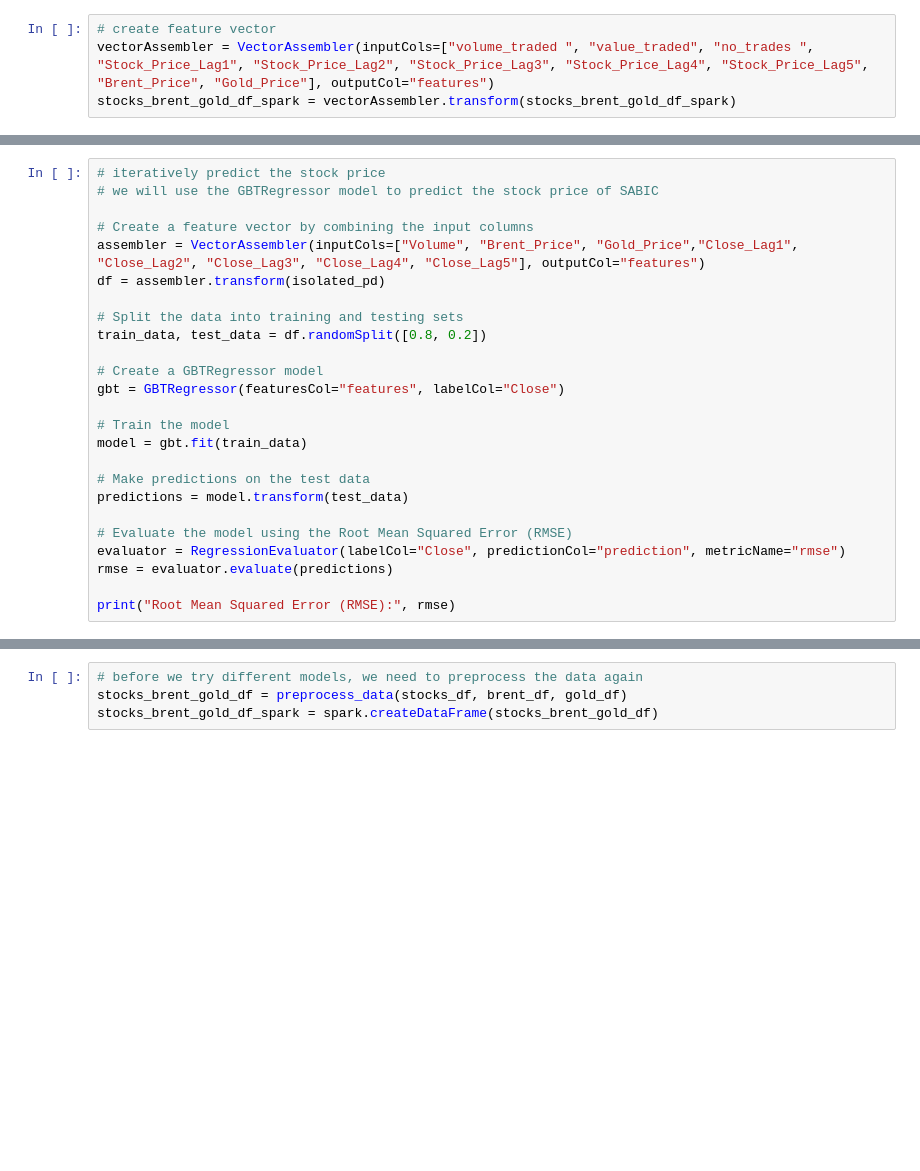
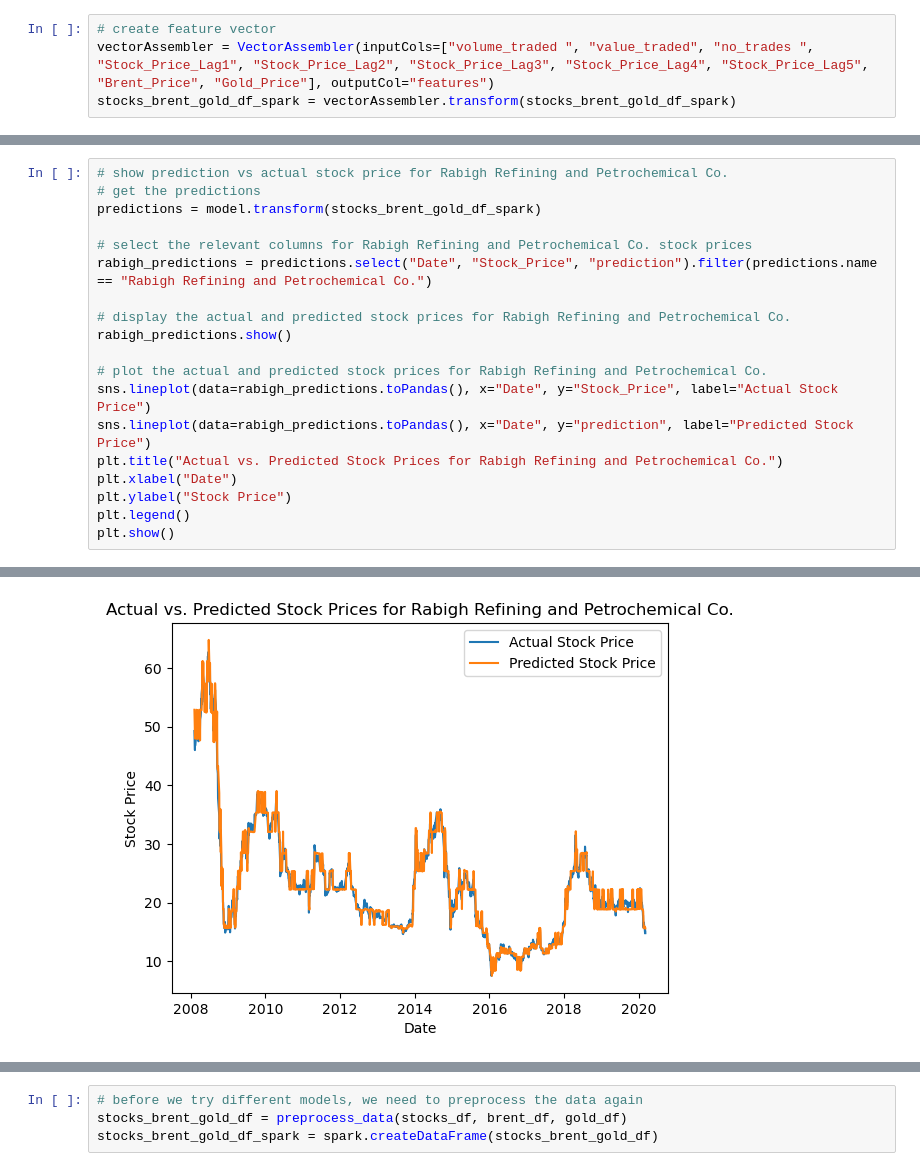
Before and after one commit to bandarr2/ICS574_MarketAlchemists, a Jupyter notebook: ICS574_P2_MarketAlchemists v3.ipynb, the cells around one changed output, grey strips where cells are left out. Saved outputs shown, nothing was run; the diff lists cells and outputs as text; blank space fills up the shorter version.

```diff
--- a/ICS574_P2_MarketAlchemists v3.ipynb
+++ b/ICS574_P2_MarketAlchemists v3.ipynb
@@ -1037,25 +923,0 @@ IllegalArgumentException: Data type string of column  Gold_Price  is not support
-# %%
-# iteratively predict the stock price
-# we will use the GBTRegressor model to predict the stock price of SABIC
-
-# Create a feature vector by combining the input columns
-assembler = VectorAssembler(inputCols=["Volume", "Brent_Price", "Gold_Price","Close_Lag1", "Close_Lag2", "Close_Lag3", "Close_Lag4", "Close_Lag5"], outputCol="features")
-df = assembler.transform(isolated_pd)
-
-# Split the data into training and testing sets
-train_data, test_data = df.randomSplit([0.8, 0.2])
-
-# Create a GBTRegressor model
-gbt = GBTRegressor(featuresCol="features", labelCol="Close")
-
-# Train the model
-model = gbt.fit(train_data)
-
-# Make predictions on the test data
-predictions = model.transform(test_data)
-
-# Evaluate the model using the Root Mean Squared Error (RMSE)
-evaluator = RegressionEvaluator(labelCol="Close", predictionCol="prediction", metricName="rmse")
-rmse = evaluator.evaluate(predictions)
-
-print("Root Mean Squared Error (RMSE):", rmse)
@@ -1123,0 +959,20 @@ AnalysisException: [UNRESOLVED_COLUMN.WITH_SUGGESTION] A column or function para
+# %%
+# show prediction vs actual stock price for Rabigh Refining and Petrochemical Co.
+# get the predictions
+predictions = model.transform(stocks_brent_gold_df_spark)
+
+# select the relevant columns for Rabigh Refining and Petrochemical Co. stock prices
+rabigh_predictions = predictions.select("Date", "Stock_Price", "prediction").filter(predictions.name == "Rabigh Refining and Petrochemical Co.")
+
+# display the actual and predicted stock prices for Rabigh Refining and Petrochemical Co.
+rabigh_predictions.show()
+
+# plot the actual and predicted stock prices for Rabigh Refining and Petrochemical Co.
+sns.lineplot(data=rabigh_predictions.toPandas(), x="Date", y="Stock_Price", label="Actual Stock Price")
+sns.lineplot(data=rabigh_predictions.toPandas(), x="Date", y="prediction", label="Predicted Stock Price")
+plt.title("Actual vs. Predicted Stock Prices for Rabigh Refining and Petrochemical Co.")
+plt.xlabel("Date")
+plt.ylabel("Stock Price")
+plt.legend()
+plt.show()
+# %% [output]
@@ -1123,0 +998 @@ AnalysisException: [UNRESOLVED_COLUMN.WITH_SUGGESTION] A column or function para
+[figure, added]
```
Also changed, not shown: parts of 89 cells of this notebook, 1 other file.
